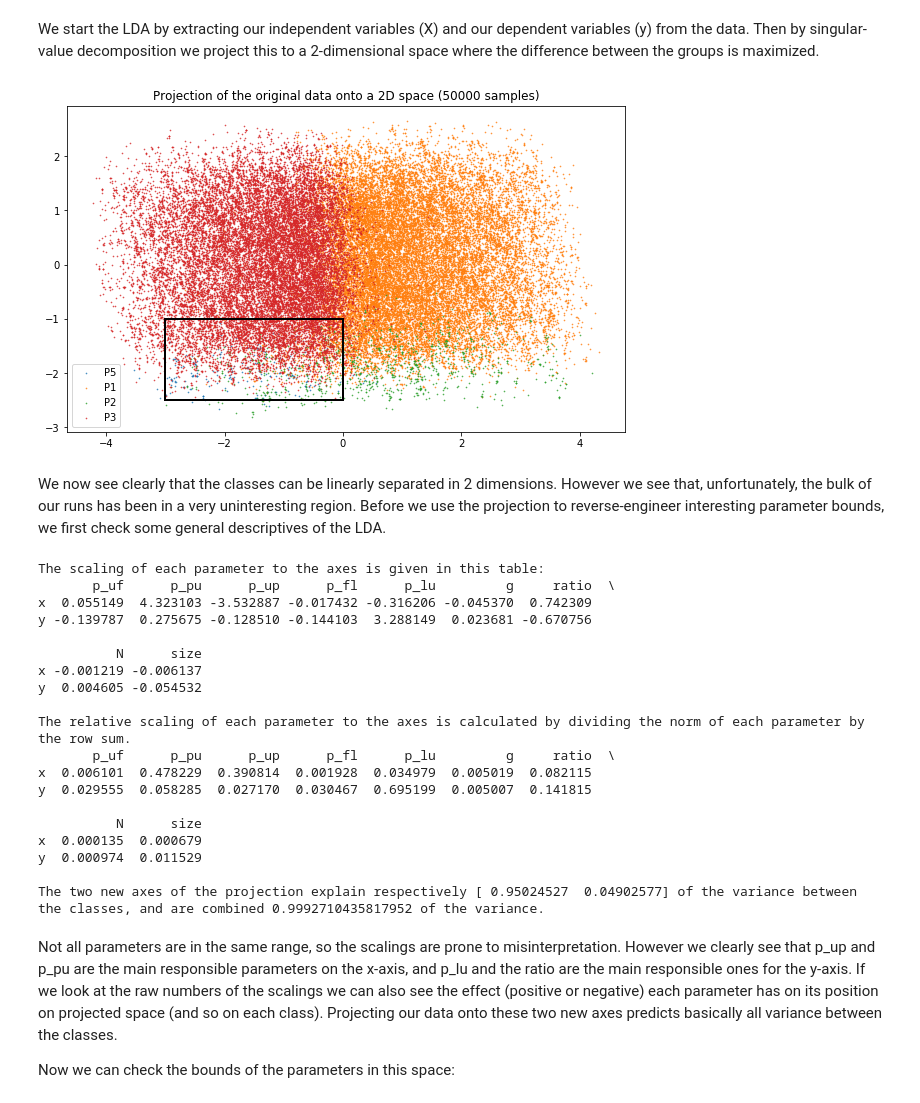
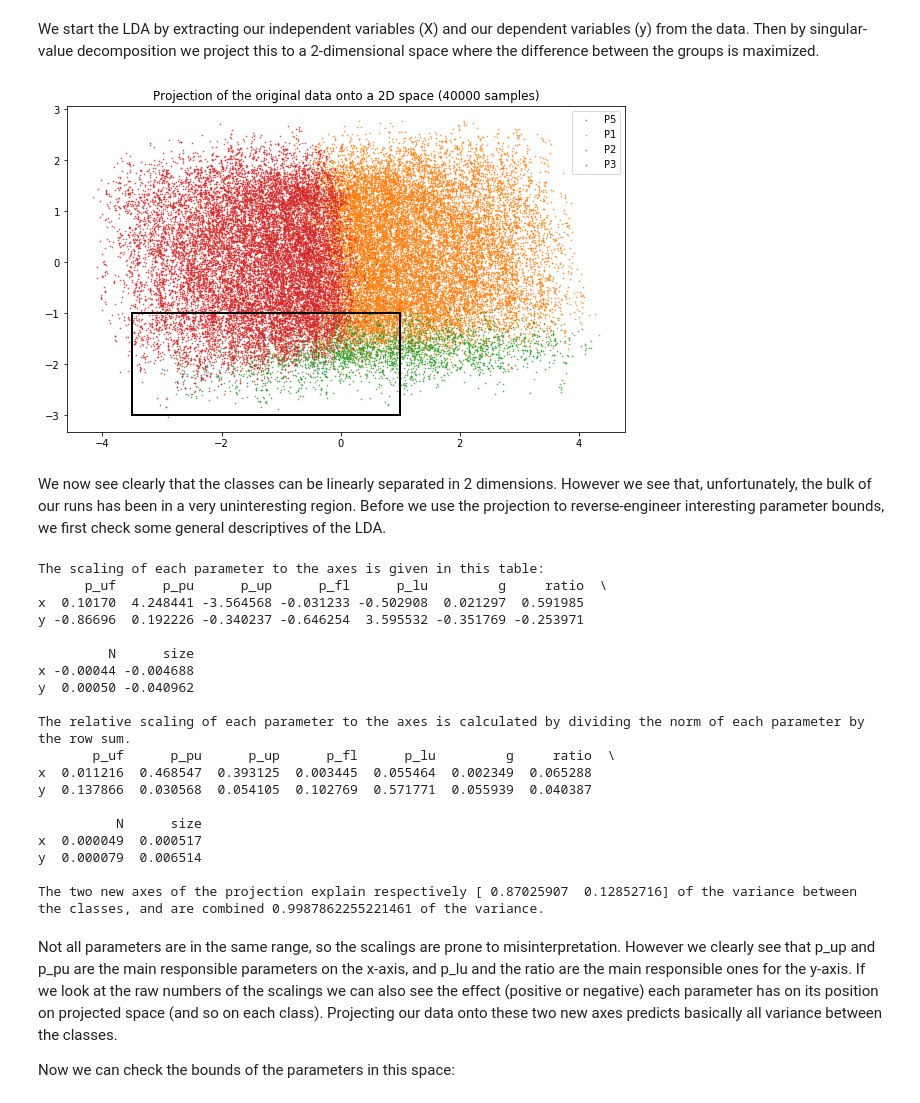
Before and after one commit to WouterVrielink/recruitment_strategies_ABM, a Jupyter notebook: Code/lda.ipynb, the cells around one changed output. Cells and saved outputs as stored; diff of their text form; code cells hidden in the pictures.

```diff
--- a/Code/lda.ipynb
+++ b/Code/lda.ipynb
@@ -20,7 +20,7 @@ import numpy as np
 
 # set the relevant parameters and filepath
 params = ['p_uf', 'p_pu', 'p_up', 'p_fl', 'p_lu', 'g', 'ratio', 'N', 'size']
-file_path = '../Data/batchrun01-02-2018.csv'
+file_path = '../Data/batchrun02-02-2018.csv'
 
 # read the data and process it
 data = pd.read_csv(file_path)
@@ -37,31 +37,31 @@ We start the LDA by extracting our independent variables (X) and our dependent v
 # %%
 lda = LinearDiscriminantAnalysis(n_components=2, solver='svd')
 lda.fit(X, y)
 
 # project the data on the new axes
 X_2 = lda.fit_transform(X, y)
 
 # make a scatter plot of the projection and the classes
 classes = ['P5', 'P1', 'P2', 'P3']
 for group in [0, 1, 2, 3]:
     plt.scatter(X_2[y == group, 0], X_2[y == group, 1], alpha=.8, label=classes[group], s=0.4)
 
 plt.title("Projection of the original data onto a 2D space ({} samples)".format(data.shape[0]))
 plt.legend()
 
 # highlight the interesting area
-corners = np.array([[-3, -2.5],
-                    [-3, -1],
-                    [0, -1],
-                    [0, -2.5]])
+corners = np.array([[-3.5, -3],
+                    [-3.5, -1.0],
+                    [1, -1.0],
+                    [1, -3]])
 polygon = Polygon(corners, True, alpha=1, edgecolor='k', linewidth=2, fill=False)
 ax = plt.gca()
 ax.add_patch(polygon)
 
 
 plt.show()
 # %% [output]
-[figure, old version]
+[figure, new version]
 # %% [markdown]
 We now see clearly that the classes can be linearly separated in 2 dimensions. However we see that, unfortunately, the bulk of our runs has been in a very uninteresting region. Before we use the projection to reverse-engineer interesting parameter bounds, we first check some general descriptives of the LDA.
 # %%
@@ -84,24 +84,24 @@ print("The two new axes of the projection explain respectively {} of the varianc
       .format(lda.explained_variance_ratio_, np.sum(lda.explained_variance_ratio_)))
 # %% [output]
 The scaling of each parameter to the axes is given in this table:
-       p_uf      p_pu      p_up      p_fl      p_lu         g     ratio  \
-x  0.055149  4.323103 -3.532887 -0.017432 -0.316206 -0.045370  0.742309
-y -0.139787  0.275675 -0.128510 -0.144103  3.288149  0.023681 -0.670756
+      p_uf      p_pu      p_up      p_fl      p_lu         g     ratio  \
+x  0.10170  4.248441 -3.564568 -0.031233 -0.502908  0.021297  0.591985
+y -0.86696  0.192226 -0.340237 -0.646254  3.595532 -0.351769 -0.253971
 
-          N      size
-x -0.001219 -0.006137
-y  0.004605 -0.054532
+         N      size
+x -0.00044 -0.004688
+y  0.00050 -0.040962
 
 The relative scaling of each parameter to the axes is calculated by dividing the norm of each parameter by the row sum.
        p_uf      p_pu      p_up      p_fl      p_lu         g     ratio  \
-x  0.006101  0.478229  0.390814  0.001928  0.034979  0.005019  0.082115
-y  0.029555  0.058285  0.027170  0.030467  0.695199  0.005007  0.141815
+x  0.011216  0.468547  0.393125  0.003445  0.055464  0.002349  0.065288
+y  0.137866  0.030568  0.054105  0.102769  0.571771  0.055939  0.040387
 
           N      size
-x  0.000135  0.000679
-y  0.000974  0.011529
+x  0.000049  0.000517
+y  0.000079  0.006514
 
-The two new axes of the projection explain respectively [ 0.95024527  0.04902577] of the variance between the classes, and are combined 0.9992710435817952 of the variance.
+The two new axes of the projection explain respectively [ 0.87025907  0.12852716] of the variance between the classes, and are combined 0.9987862255221461 of the variance.
 # %% [markdown]
 Not all parameters are in the same range, so the scalings are prone to misinterpretation. However we clearly see that p_up and p_pu are the main responsible parameters on the x-axis, and p_lu and the ratio are the main responsible ones for  the y-axis. If we look at the raw numbers of the scalings we can also see the effect (positive or negative) each parameter has on its position on projected space (and so on each class). Projecting our data onto these two new axes predicts basically all variance between the classes.
 
```
Also changed, not shown: parts of 3 cells of this notebook, 2 other files.
